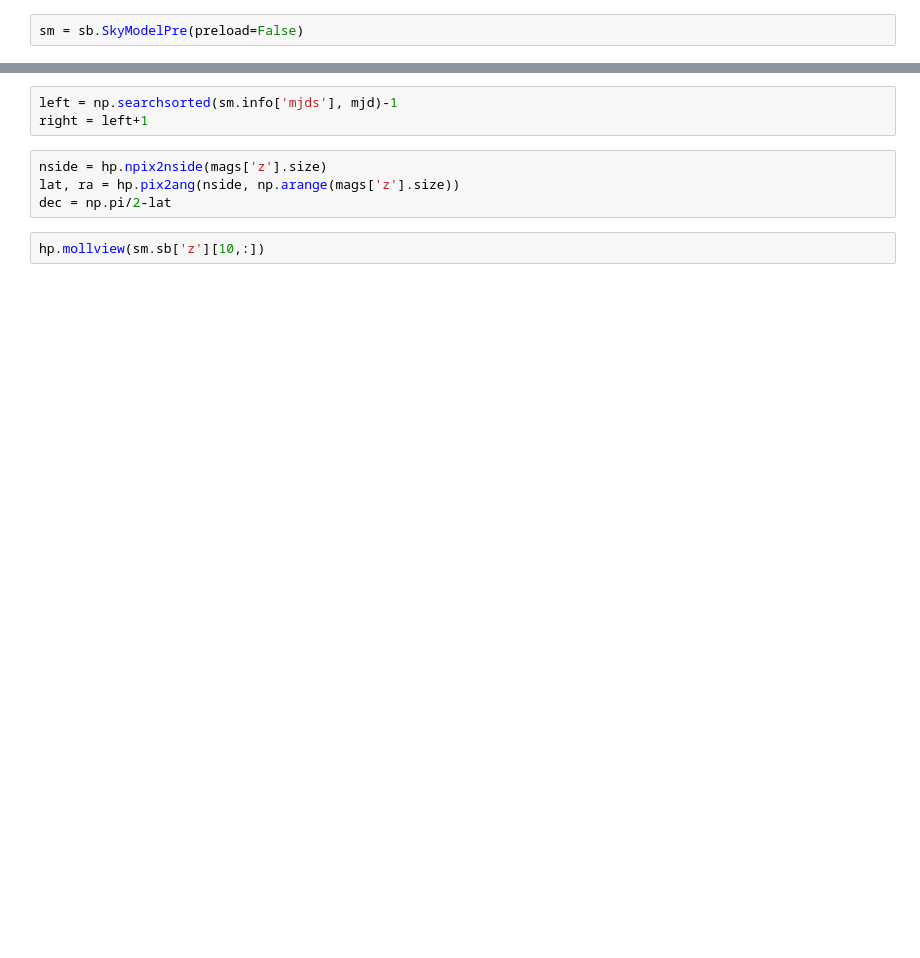
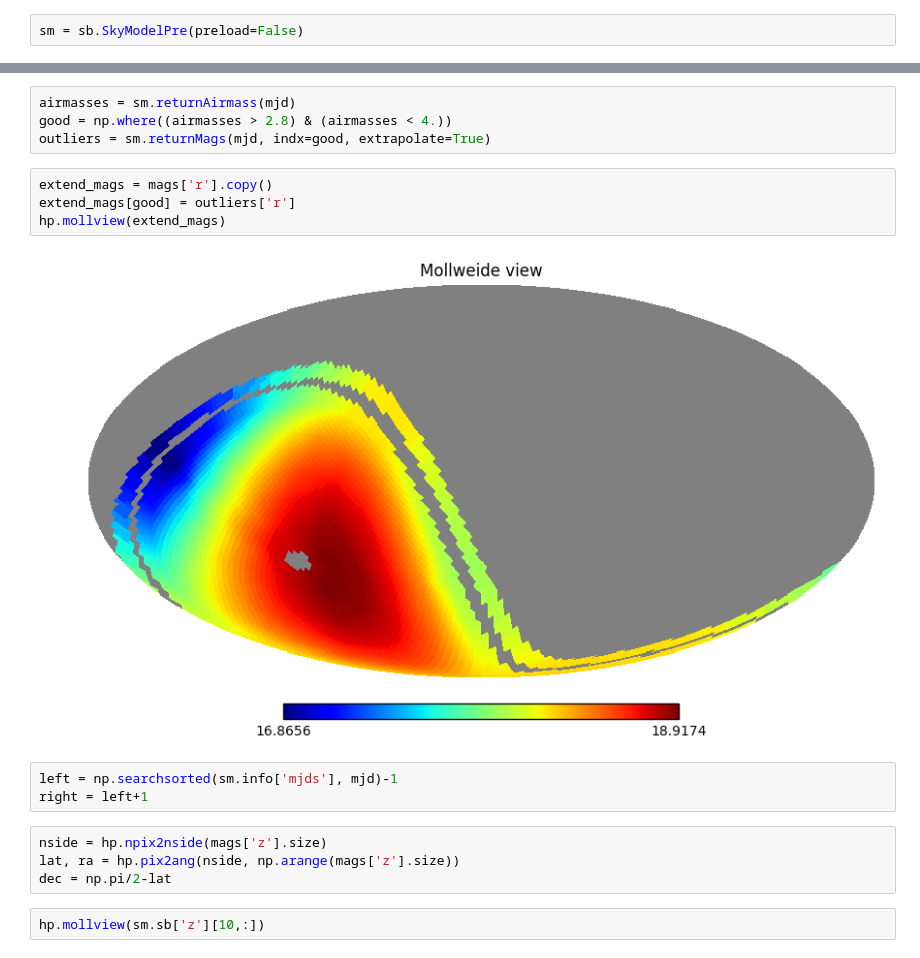
Before and after one commit to lsst-sims/legacy_sims_skybrightness_pre, a Jupyter notebook: examples/debug.ipynb, the cells around one changed output, grey strips where cells are left out. Drawn from its saved outputs; the diff is of its cells as text; blank space fills up the shorter version.

Commit message:
possible to extrapolate higher airmass

```diff
--- a/examples/debug.ipynb
+++ b/examples/debug.ipynb
@@ -28,3 +20,13 @@ mags['z'][~np.isnan(mags['z'])].max()
+# %%
+airmasses = sm.returnAirmass(mjd)
+good = np.where((airmasses > 2.8) & (airmasses < 4.))
+outliers = sm.returnMags(mjd, indx=good, extrapolate=True)
+# %%
+extend_mags = mags['r'].copy()
+extend_mags[good] = outliers['r']
+hp.mollview(extend_mags)
+# %% [output]
+[figure, added]
 # %%
 left = np.searchsorted(sm.info['mjds'], mjd)-1
 right = left+1
```
Also changed, not shown: parts of 7 cells of this notebook, 2 other files.
